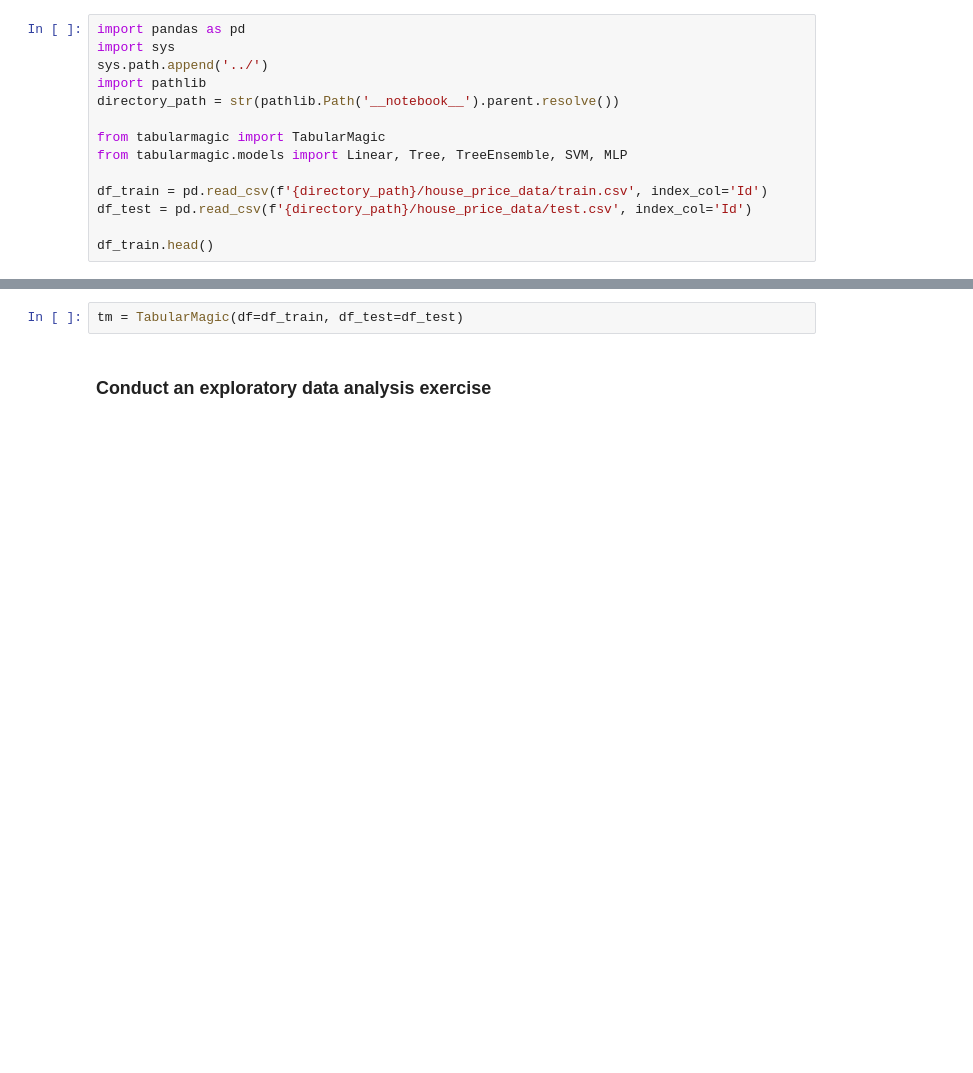
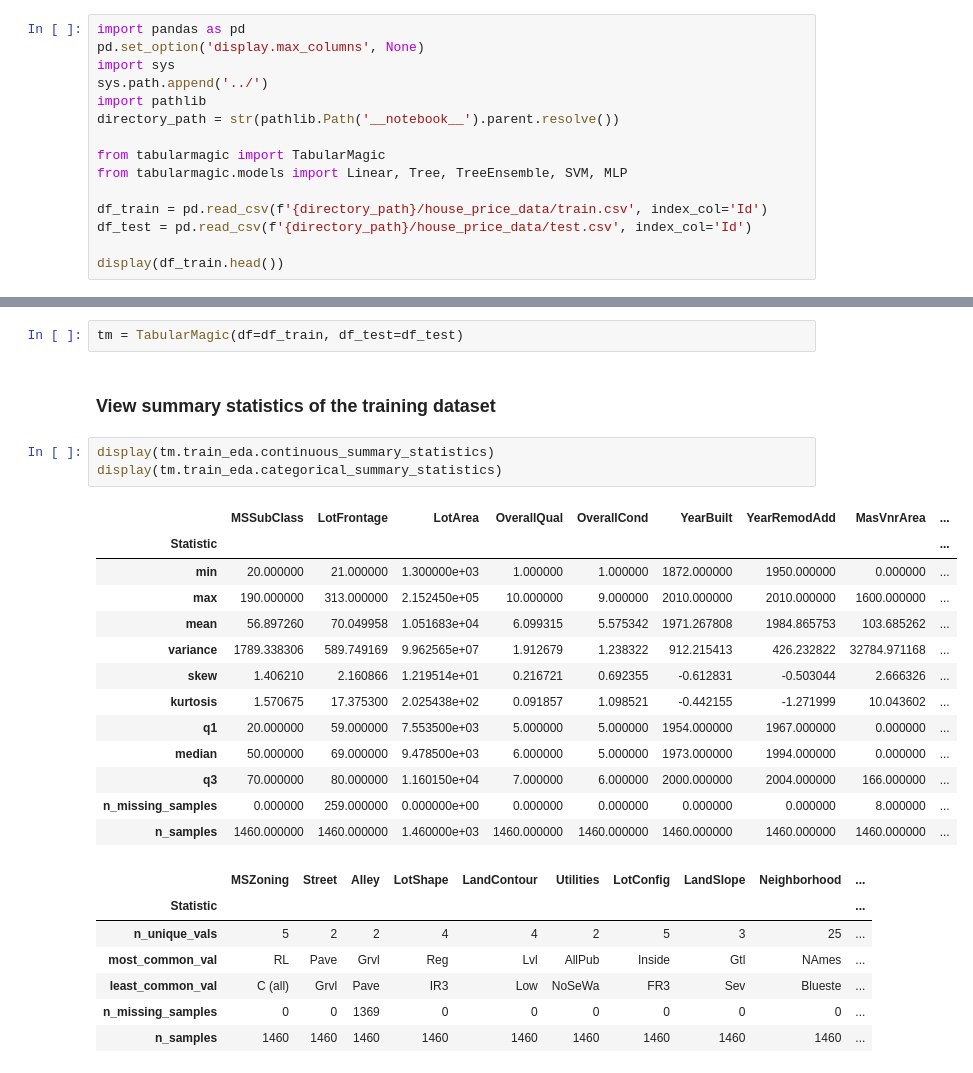
Before and after one commit to ajy25/TabularMagic, a Jupyter notebook: demo/regression_start_to_finish_demo.ipynb, the cells around one changed output, grey strips where cells are left out. Drawn from its saved outputs; the diff is of its cells as text; blank space fills up the shorter version.

```diff
--- a/demo/regression_start_to_finish_demo.ipynb
+++ b/demo/regression_start_to_finish_demo.ipynb
@@ -2,6 +2,7 @@
 ### Import necessary packages and the Kaggle house prices dataset
 # %%
 import pandas as pd
+pd.set_option('display.max_columns', None)
 import sys
 sys.path.append('../')
 import pathlib
@@ -13,7 +14,7 @@ from tabularmagic.models import Linear, Tree, TreeEnsemble, SVM, MLP
 df_train = pd.read_csv(f'{directory_path}/house_price_data/train.csv', index_col='Id')
 df_test = pd.read_csv(f'{directory_path}/house_price_data/test.csv', index_col='Id')
 
-df_train.head()
+display(df_train.head())
 # %% [output]
 |  | MSSubClass | MSZoning | LotFrontage | LotArea | Street | Alley | LotShape | LandContour | Utilities | ... |
 | Id |  |  |  |  |  |  |  |  |  | ... |
@@ -27,5 +27,29 @@ df_train.head()
 ### Create a TabularMagic object
 # %%
 tm = TabularMagic(df=df_train, df_test=df_test)
-# %% [markdown]
-### Conduct an exploratory data analysis exercise
+# %% [markdown]
+### View summary statistics of the training dataset
+# %%
+display(tm.train_eda.continuous_summary_statistics)
+display(tm.train_eda.categorical_summary_statistics)
+# %% [output]
+|  | MSSubClass | LotFrontage | LotArea | OverallQual | OverallCond | YearBuilt | YearRemodAdd | MasVnrArea | ... |
+| Statistic |  |  |  |  |  |  |  |  | ... |
+| min | 20.000000 | 21.000000 | 1.300000e+03 | 1.000000 | 1.000000 | 1872.000000 | 1950.000000 | 0.000000 | ... |
+| max | 190.000000 | 313.000000 | 2.152450e+05 | 10.000000 | 9.000000 | 2010.000000 | 2010.000000 | 1600.000000 | ... |
+| mean | 56.897260 | 70.049958 | 1.051683e+04 | 6.099315 | 5.575342 | 1971.267808 | 1984.865753 | 103.685262 | ... |
+| variance | 1789.338306 | 589.749169 | 9.962565e+07 | 1.912679 | 1.238322 | 912.215413 | 426.232822 | 32784.971168 | ... |
+| skew | 1.406210 | 2.160866 | 1.219514e+01 | 0.216721 | 0.692355 | -0.612831 | -0.503044 | 2.666326 | ... |
+| kurtosis | 1.570675 | 17.375300 | 2.025438e+02 | 0.091857 | 1.098521 | -0.442155 | -1.271999 | 10.043602 | ... |
+| q1 | 20.000000 | 59.000000 | 7.553500e+03 | 5.000000 | 5.000000 | 1954.000000 | 1967.000000 | 0.000000 | ... |
+| median | 50.000000 | 69.000000 | 9.478500e+03 | 6.000000 | 5.000000 | 1973.000000 | 1994.000000 | 0.000000 | ... |
+| q3 | 70.000000 | 80.000000 | 1.160150e+04 | 7.000000 | 6.000000 | 2000.000000 | 2004.000000 | 166.000000 | ... |
+| n_missing_samples | 0.000000 | 259.000000 | 0.000000e+00 | 0.000000 | 0.000000 | 0.000000 | 0.000000 | 8.000000 | ... |
+| n_samples | 1460.000000 | 1460.000000 | 1.460000e+03 | 1460.000000 | 1460.000000 | 1460.000000 | 1460.000000 | 1460.000000 | ... |
+|  | MSZoning | Street | Alley | LotShape | LandContour | Utilities | LotConfig | LandSlope | Neighborhood | ... |
+| Statistic |  |  |  |  |  |  |  |  |  | ... |
+| n_unique_vals | 5 | 2 | 2 | 4 | 4 | 2 | 5 | 3 | 25 | ... |
+| most_common_val | RL | Pave | Grvl | Reg | Lvl | AllPub | Inside | Gtl | NAmes | ... |
+| least_common_val | C (all) | Grvl | Pave | IR3 | Low | NoSeWa | FR3 | Sev | Blueste | ... |
+| n_missing_samples | 0 | 0 | 1369 | 0 | 0 | 0 | 0 | 0 | 0 | ... |
+| n_samples | 1460 | 1460 | 1460 | 1460 | 1460 | 1460 | 1460 | 1460 | 1460 | ... |
```
Also changed, not shown: parts of 2 cells of this notebook, 11 other files.
